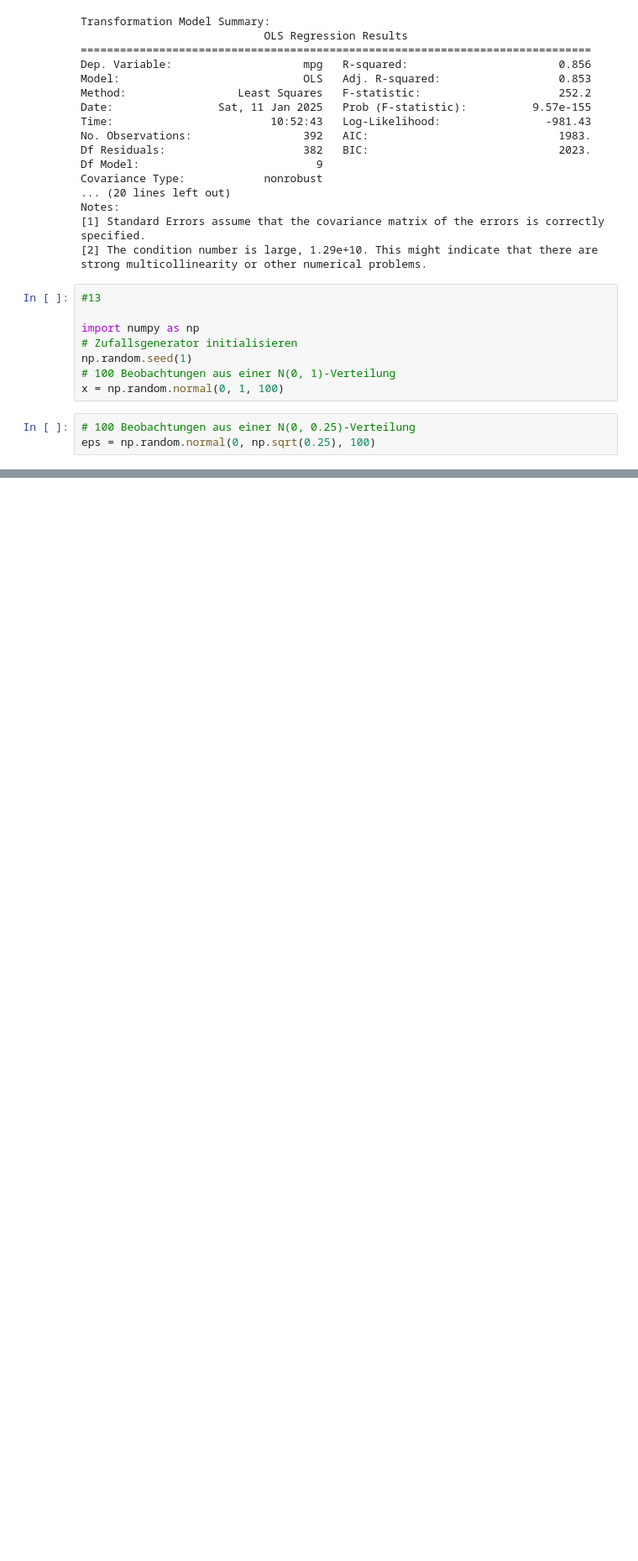
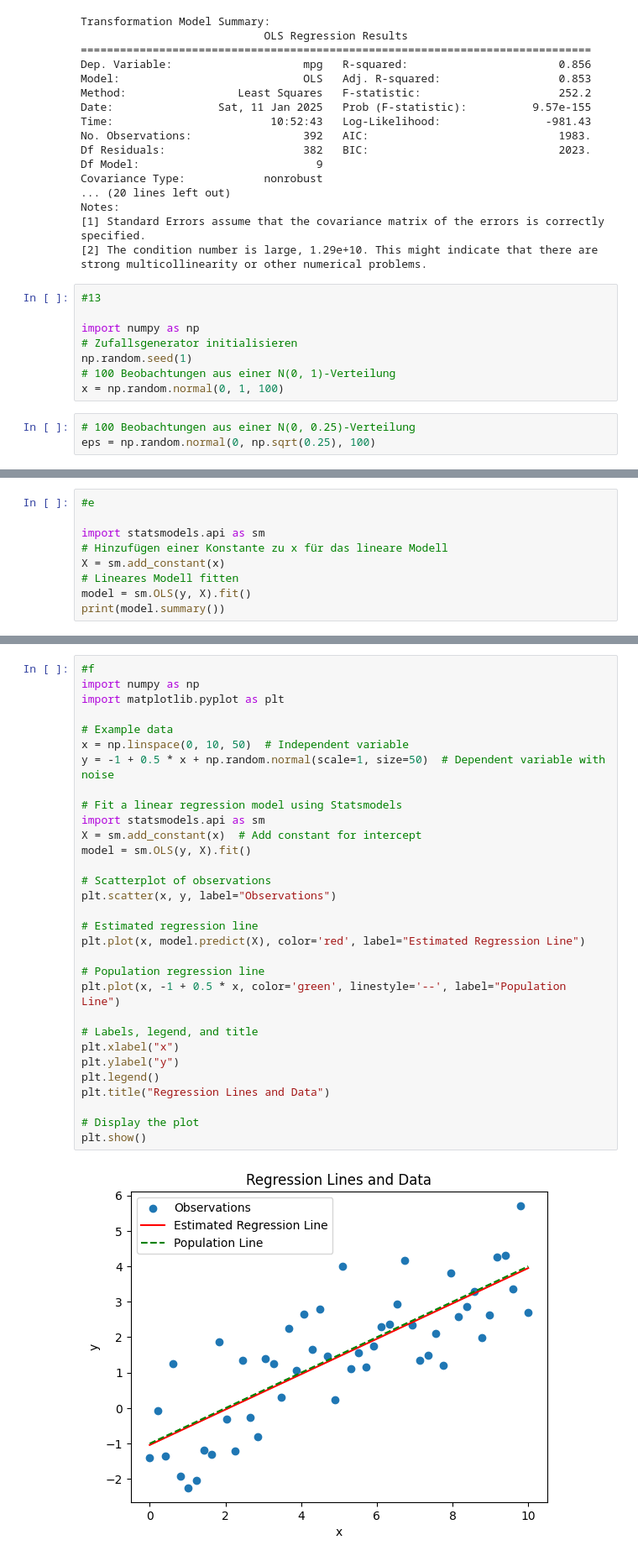
Before and after one commit to honhon13/sample, a Jupyter notebook: Hausübung_02_statistical_learning.ipynb, the cells around one changed output, grey strips where cells are left out. Shown at 84% size. Drawn from its saved outputs; the diff is of its cells as text; blank space fills up the shorter version.

```diff
--- a/Hausübung_02_statistical_learning.ipynb
+++ b/Hausübung_02_statistical_learning.ipynb
@@ -324,0 +339,9 @@ eps = np.random.normal(0, np.sqrt(0.25), 100)
+# %%
+#e
+
+import statsmodels.api as sm
+# Hinzufügen einer Konstante zu x für das lineare Modell
+X = sm.add_constant(x)
+# Lineares Modell fitten
+model = sm.OLS(y, X).fit()
+print(model.summary())
@@ -324,0 +366,33 @@ eps = np.random.normal(0, np.sqrt(0.25), 100)
+# %%
+#f
+import numpy as np
+import matplotlib.pyplot as plt
+
+# Example data
+x = np.linspace(0, 10, 50)  # Independent variable
+y = -1 + 0.5 * x + np.random.normal(scale=1, size=50)  # Dependent variable with noise
+
+# Fit a linear regression model using Statsmodels
+import statsmodels.api as sm
+X = sm.add_constant(x)  # Add constant for intercept
+model = sm.OLS(y, X).fit()
+
+# Scatterplot of observations
+plt.scatter(x, y, label="Observations")
+
+# Estimated regression line
+plt.plot(x, model.predict(X), color='red', label="Estimated Regression Line")
+
+# Population regression line
+plt.plot(x, -1 + 0.5 * x, color='green', linestyle='--', label="Population Line")
+
+# Labels, legend, and title
+plt.xlabel("x")
+plt.ylabel("y")
+plt.legend()
+plt.title("Regression Lines and Data")
+
+# Display the plot
+plt.show()
+# %% [output]
+[figure, added]
```
Also changed, not shown: parts of 7 cells of this notebook.
